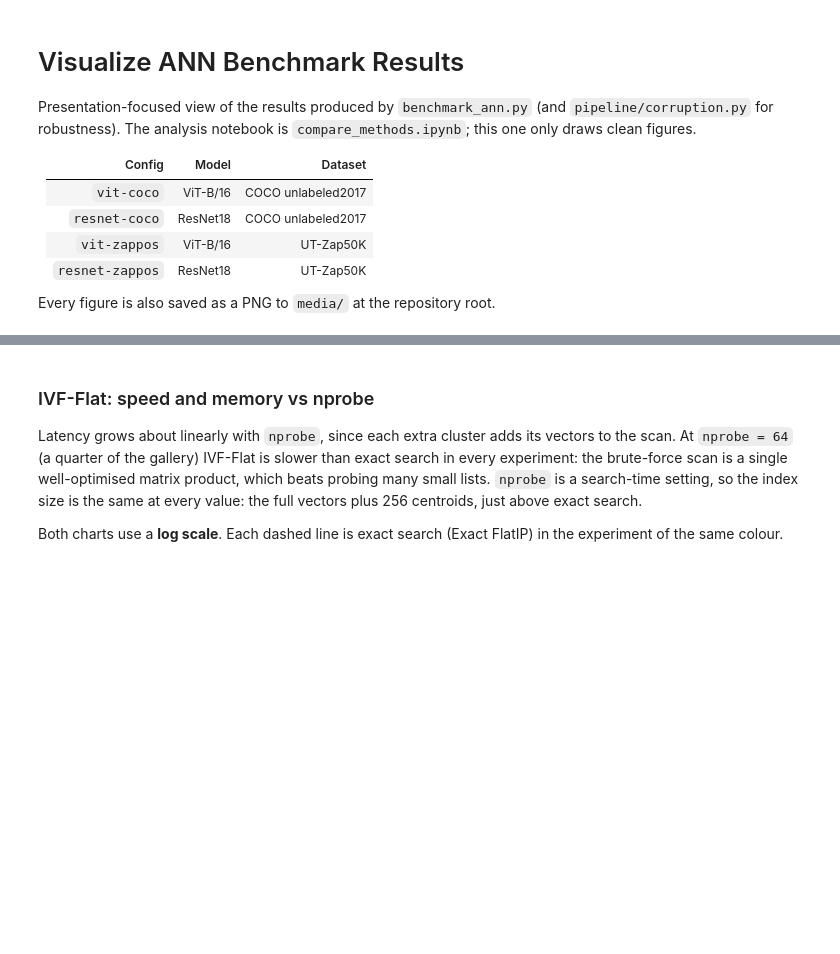
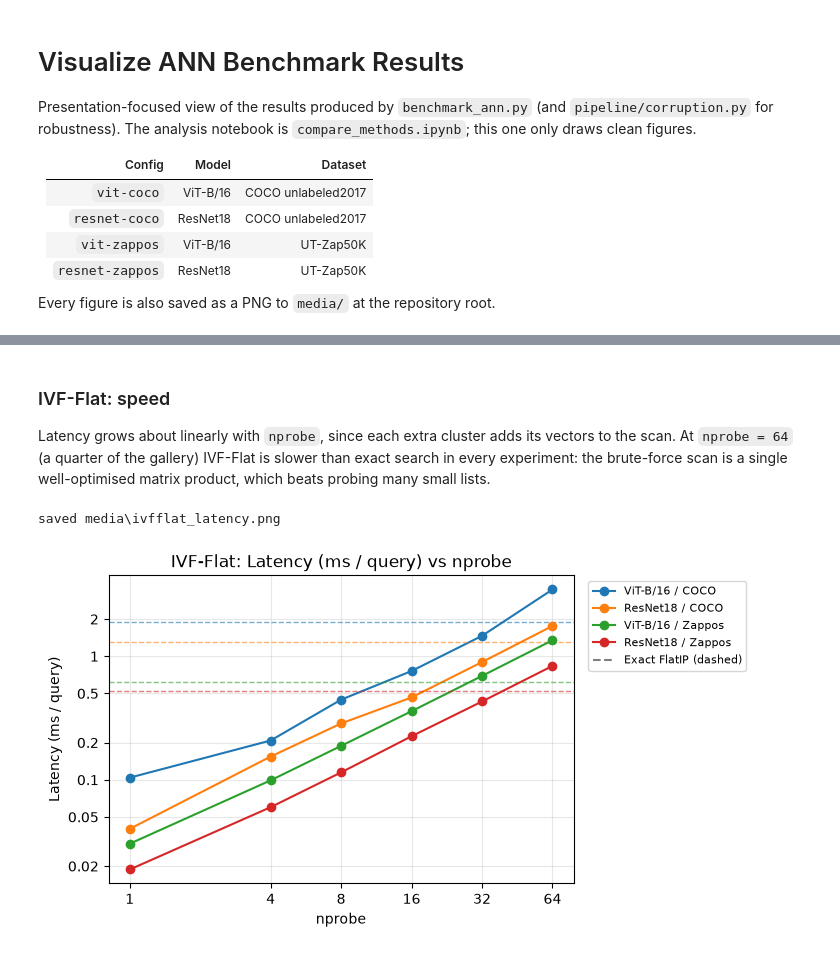
Before and after one commit to IAmGreyBunny/SC4020-Lab1, a Jupyter notebook: experiments/ann-comparison/visualize_results.ipynb, the cells around one changed output, grey strips where cells are left out. Saved outputs shown, nothing was run; the diff lists cells and outputs as text; code cells hidden in the pictures; blank space fills up the shorter version.

```diff
--- a/experiments/ann-comparison/visualize_results.ipynb
+++ b/experiments/ann-comparison/visualize_results.ipynb
@@ -269,14 +351,12 @@ accuracy_figures("IVF-Flat", "ivfflat")
 # %% [markdown]
-### IVF-Flat: speed and memory vs nprobe
+### IVF-Flat: speed
 
 Latency grows about linearly with `nprobe`, since each extra cluster adds
 its vectors to the scan. At `nprobe = 64` (a quarter of the gallery) IVF-Flat
 is slower than exact search in every experiment: the brute-force scan is a
 single well-optimised matrix product, which beats probing many small lists.
-`nprobe` is a search-time setting, so the index size is the same at every
-value: the full vectors plus 256 centroids, just above exact search.
-
-Both charts use a **log scale**. Each dashed line is exact search
-(Exact FlatIP) in the experiment of the same colour.
 # %%
-cost_figures("IVF-Flat", "ivfflat")
+cost_figure("IVF-Flat", "ivfflat", "latency")
+# %% [output]
+saved media\ivfflat_latency.png
+[figure, added]
```
Also changed, not shown: parts of 58 cells of this notebook, 29 other files.
